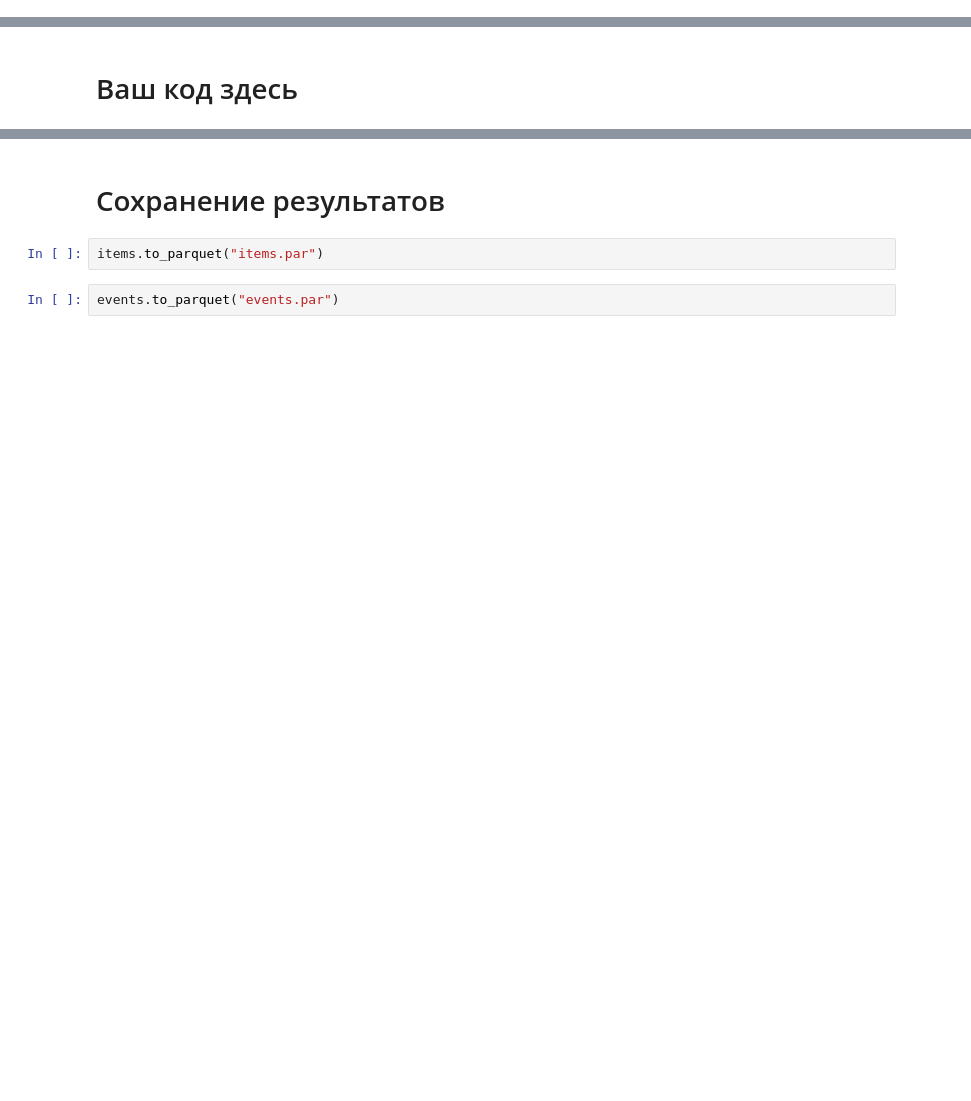
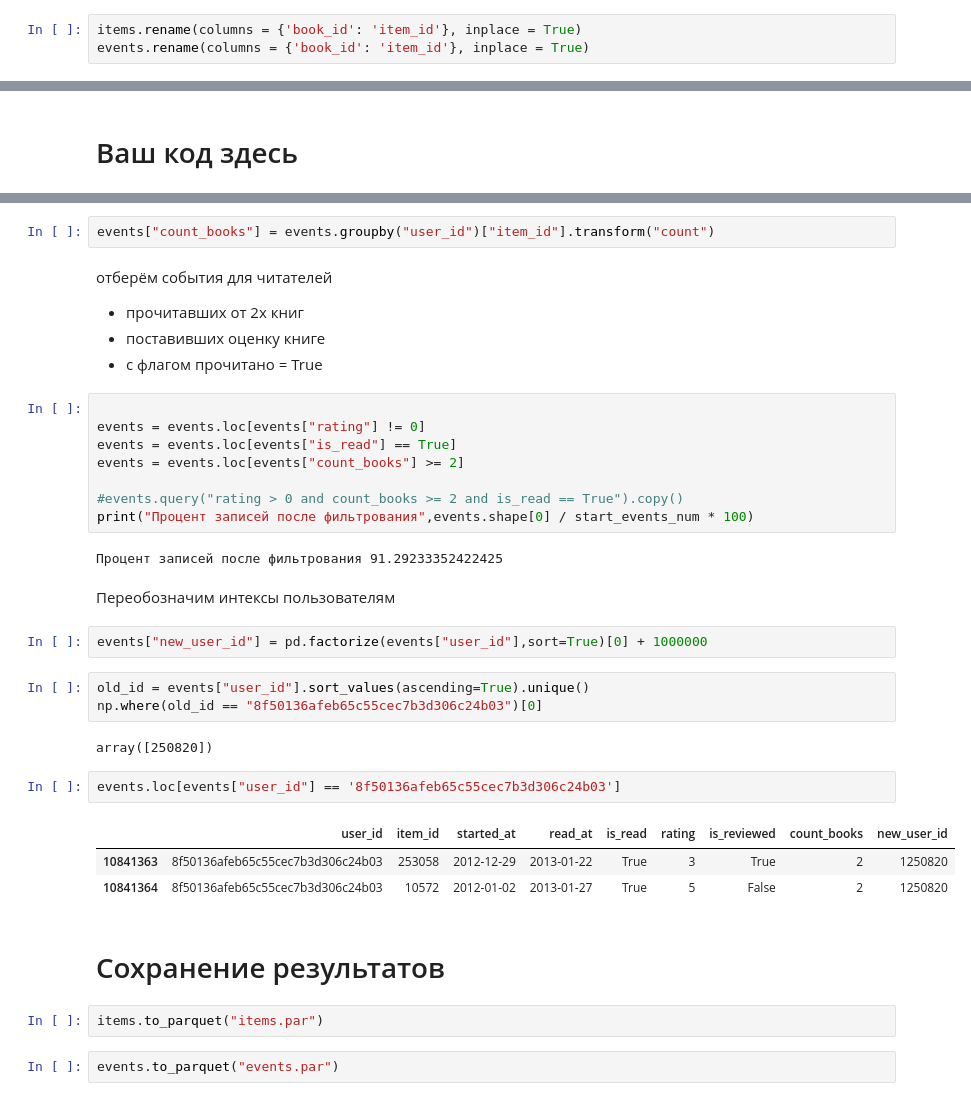
Before and after one commit to ujhmaster/mle-recsys-start, a Jupyter notebook: preprocessing.ipynb, the cells around one changed output, grey strips where cells are left out. Saved outputs shown, nothing was run; the diff lists cells and outputs as text; blank space fills up the shorter version.

```diff
--- a/preprocessing.ipynb
+++ b/preprocessing.ipynb
@@ -191,3 +235,6 @@ events = interactions.copy()
+# %%
+items.rename(columns = {'book_id': 'item_id'}, inplace = True)
+events.rename(columns = {'book_id': 'item_id'}, inplace = True)
 # %%
 del books
 del interactions
@@ -201,3 +252,35 @@ events = events.query("started_at < @event_cutoff_date and read_at < @event_cuto
+# %%
+events["count_books"] = events.groupby("user_id")["item_id"].transform("count")
+# %% [markdown]
+отберём события для читателей
+- прочитавших от 2х книг
+- поставивших оценку книге
+- с флагом прочитано = True
+# %%
+
+events = events.loc[events["rating"] != 0]
+events = events.loc[events["is_read"] == True]
+events = events.loc[events["count_books"] >= 2]
+
+#events.query("rating > 0 and count_books >= 2 and is_read == True").copy()
+print("Процент записей после фильтрования",events.shape[0] / start_events_num * 100)
+# %% [output]
+Процент записей после фильтрования 91.29233352422425
+# %% [markdown]
+Переобозначим интексы пользователям
+# %%
+events["new_user_id"] = pd.factorize(events["user_id"],sort=True)[0] + 1000000
+# %%
+old_id = events["user_id"].sort_values(ascending=True).unique()
+np.where(old_id == "8f50136afeb65c55cec7b3d306c24b03")[0]
+# %% [output]
+array([250820])
+# %%
+events.loc[events["user_id"] == '8f50136afeb65c55cec7b3d306c24b03']
+# %% [output]
+|  | user_id | item_id | started_at | read_at | is_read | rating | is_reviewed | count_books | new_user_id |
+| 10841363 | 8f50136afeb65c55cec7b3d306c24b03 | 253058 | 2012-12-29 | 2013-01-22 | True | 3 | True | 2 | 1250820 |
+| 10841364 | 8f50136afeb65c55cec7b3d306c24b03 | 10572 | 2012-01-02 | 2013-01-27 | True | 5 | False | 2 | 1250820 |
 # %% [markdown]
 # Сохранение результатов
 # %%
```
Also changed, not shown: parts of 16 cells of this notebook, 1 other file.
